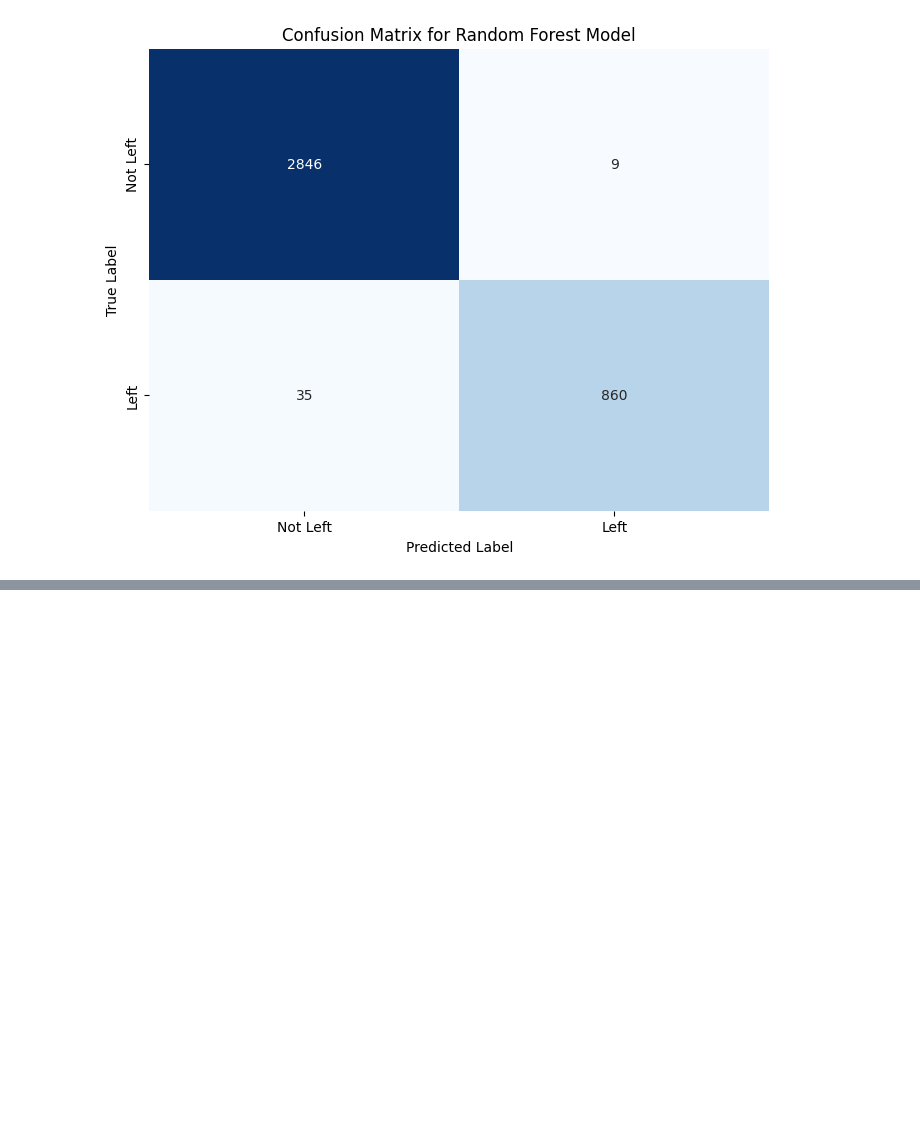
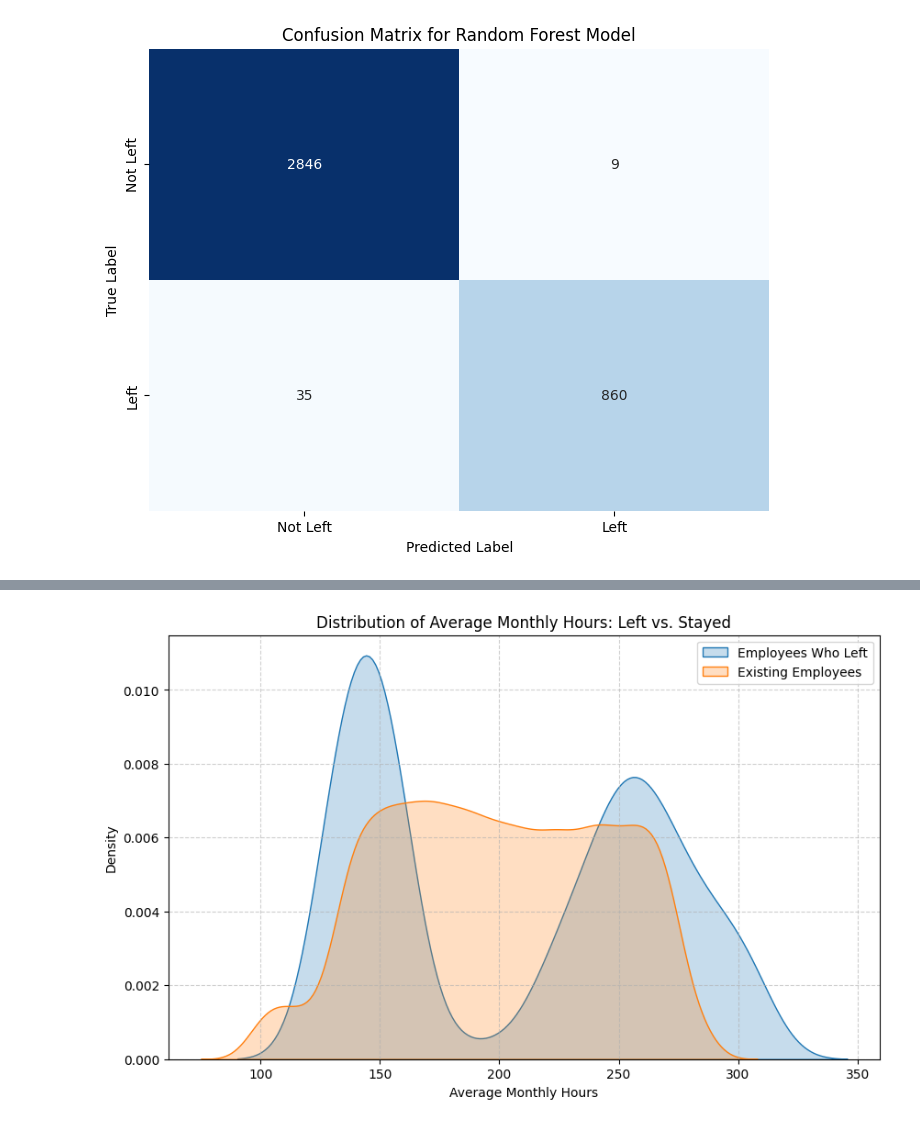
Before and after one commit to MrCee95/Employee-Attrition, a Jupyter notebook: Employee Attrition Final.ipynb, the cells around one changed output, grey strips where cells are left out. Saved outputs shown, nothing was run; the diff lists cells and outputs as text; code cells hidden in the pictures; blank space fills up the shorter version.

```diff
--- a/Employee Attrition Final.ipynb
+++ b/Employee Attrition Final.ipynb
@@ -461,0 +654,12 @@ Employees_prone_to_leave
+# %%
+plt.figure(figsize=(10, 6))
+sns.kdeplot(df_left['average_montly_hours'], label='Employees Who Left', fill=True)
+sns.kdeplot(df_notleft['average_montly_hours'], label='Existing Employees', fill=True)
+plt.title('Distribution of Average Monthly Hours: Left vs. Stayed')
+plt.xlabel('Average Monthly Hours')
+plt.ylabel('Density')
+plt.legend()
+plt.grid(True, linestyle='--', alpha=0.6)
+plt.show()
+# %% [output]
+[figure, added]
```
Also changed, not shown: parts of 25 cells of this notebook.
